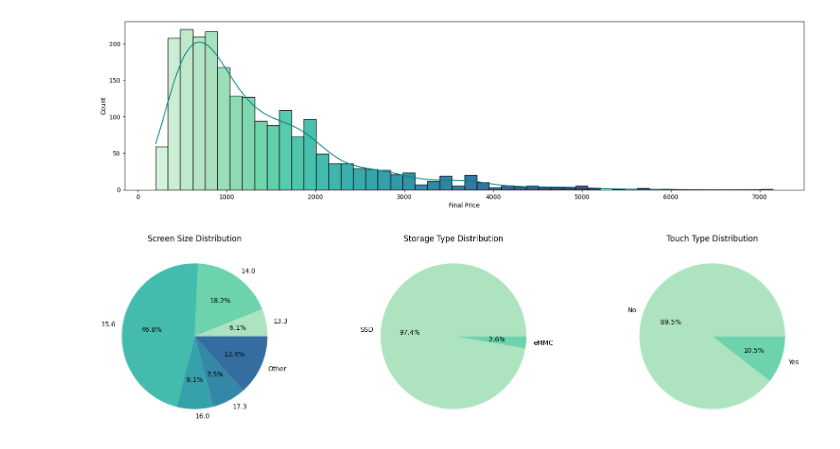
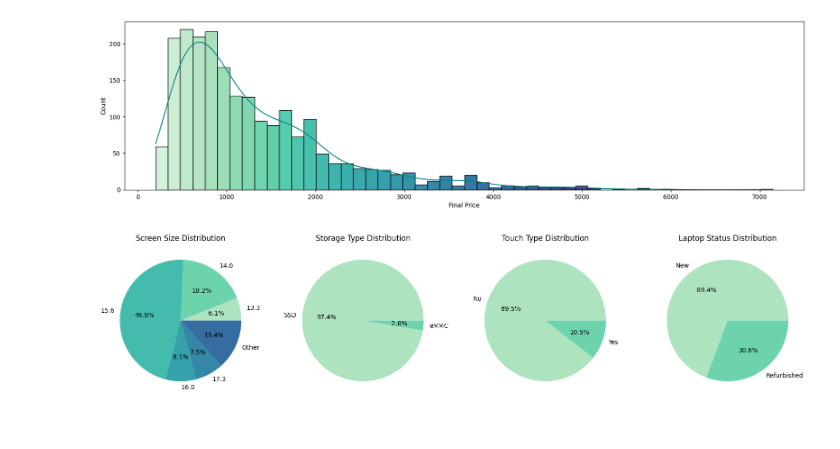
Before and after one commit to ediashta/Laptop-Price-Prediction, a Jupyter notebook: h8dsft_P1M2_Ediashta.ipynb, the cells around one changed output. Saved outputs shown, nothing was run; the diff lists cells and outputs as text; code cells hidden in the pictures.

```diff
--- a/h8dsft_P1M2_Ediashta.ipynb
+++ b/h8dsft_P1M2_Ediashta.ipynb
@@ -125,26 +137,30 @@ screen_new = screen.groupby(screen['screen']).aggregate({'screen': 'first', 'cou
 
 storage_type = pd.DataFrame(data["Storage type"].value_counts().rename_axis('storage_type').reset_index(name='counts'))
 touch_type = pd.DataFrame(data["Touch"].value_counts().rename_axis('touch').reset_index(name='counts'))
+status = pd.DataFrame(data["Status"].value_counts().rename_axis('status').reset_index(name='counts'))
 # %%
 plt.figure(figsize=(20,5))
 
 palette = sns.color_palette("mako_r",10)
 
-plt.subplot(1,3,1)
+plt.subplot(1,4,1)
 plt.pie(screen_new["counts"], labels=screen_new["screen"], autopct='%1.1f%%', colors=palette)
 plt.title("Screen Size Distribution")
 
-plt.subplot(1,3,2)
+plt.subplot(1,4,2)
 plt.pie(storage_type["counts"], labels=storage_type["storage_type"], autopct='%1.1f%%', colors=palette)
 plt.title("Storage Type Distribution")
 
-plt.subplot(1,3,3)
+plt.subplot(1,4,3)
 plt.pie(touch_type["counts"], labels=touch_type["touch"], autopct='%1.1f%%', colors=palette)
 plt.title("Touch Type Distribution")
 
+plt.subplot(1,4,4)
+plt.pie(status["counts"], labels=status["status"], autopct='%1.1f%%', colors=palette)
+plt.title("Laptop Status Distribution")
 plt.show()
 # %% [output]
-[figure, old version]
+[figure, new version]
 # %%
 #def cramers_v
 def cramers_v(x, y):
```
Also changed, not shown: parts of 50 cells of this notebook.
